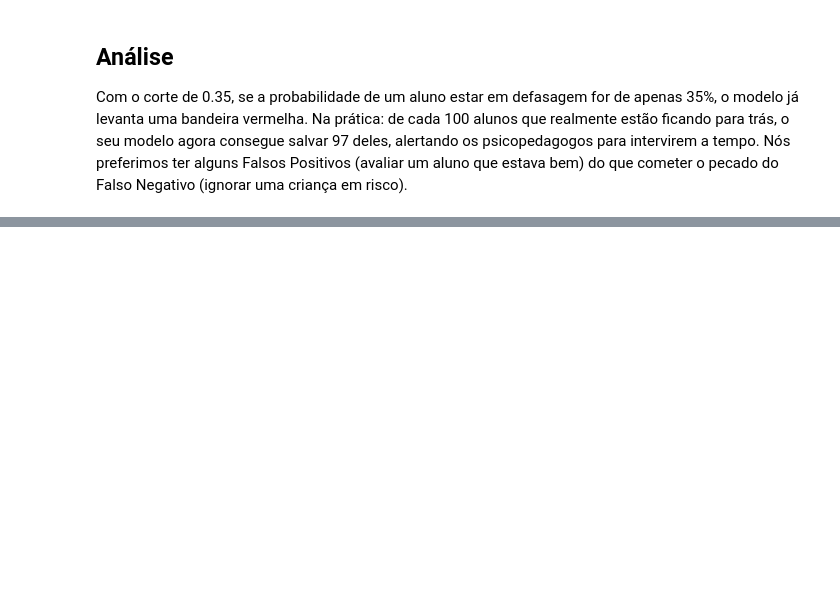
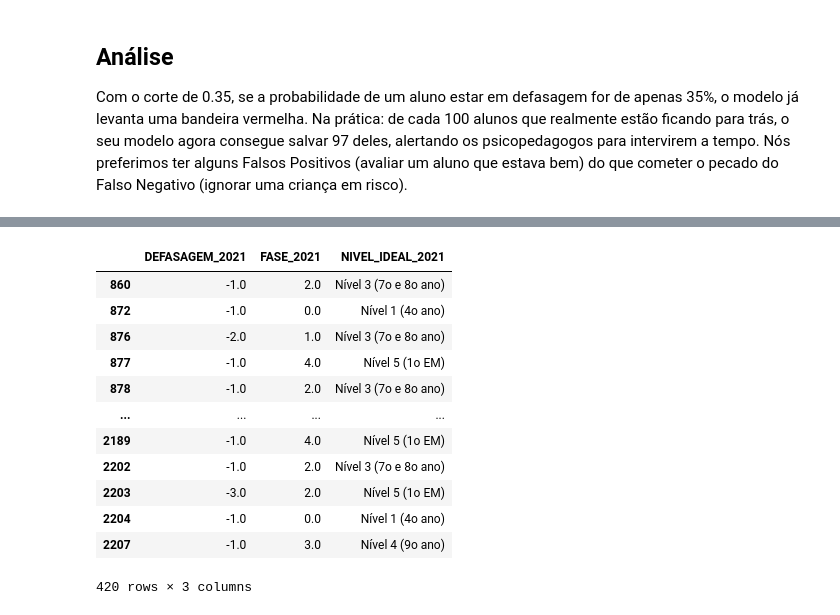
Before and after one commit to 5mlet-postech-grupo-top/5mlet-fase5-final, a Jupyter notebook: notebooks/model_evaluation.ipynb.ipynb, the cells around one changed output, grey strips where cells are left out. Saved outputs shown, nothing was run; the diff lists cells and outputs as text; code cells hidden in the pictures; blank space fills up the shorter version.

```diff
--- a/notebooks/model_evaluation.ipynb.ipynb
+++ b/notebooks/model_evaluation.ipynb.ipynb
@@ -191,0 +194,5 @@ Na prática: de cada 100 alunos que realmente estão ficando para trás, o seu m
+# %%
+import pandas as pd
+from src.data_loader import load_all_training_data
+
+df = load_all_training_data(PROJECT_ROOT / "data")
@@ -191,0 +202,16 @@ Na prática: de cada 100 alunos que realmente estão ficando para trás, o seu m
+# %%
+df[df["DEFASAGEM_2021"] < 0][["DEFASAGEM_2021", "FASE_2021", "NIVEL_IDEAL_2021"]]
+# %% [output]
+|  | DEFASAGEM_2021 | FASE_2021 | NIVEL_IDEAL_2021 |
+| 860 | -1.0 | 2.0 | Nível 3 (7o e 8o ano) |
+| 872 | -1.0 | 0.0 | Nível 1 (4o ano) |
+| 876 | -2.0 | 1.0 | Nível 3 (7o e 8o ano) |
+| 877 | -1.0 | 4.0 | Nível 5 (1o EM) |
+| 878 | -1.0 | 2.0 | Nível 3 (7o e 8o ano) |
+| ... | ... | ... | ... |
+| 2189 | -1.0 | 4.0 | Nível 5 (1o EM) |
+| 2202 | -1.0 | 2.0 | Nível 3 (7o e 8o ano) |
+| 2203 | -3.0 | 2.0 | Nível 5 (1o EM) |
+| 2204 | -1.0 | 0.0 | Nível 1 (4o ano) |
+| 2207 | -1.0 | 3.0 | Nível 4 (9o ano) |
+420 rows × 3 columns
```
Also changed, not shown: parts of 3 cells of this notebook.
